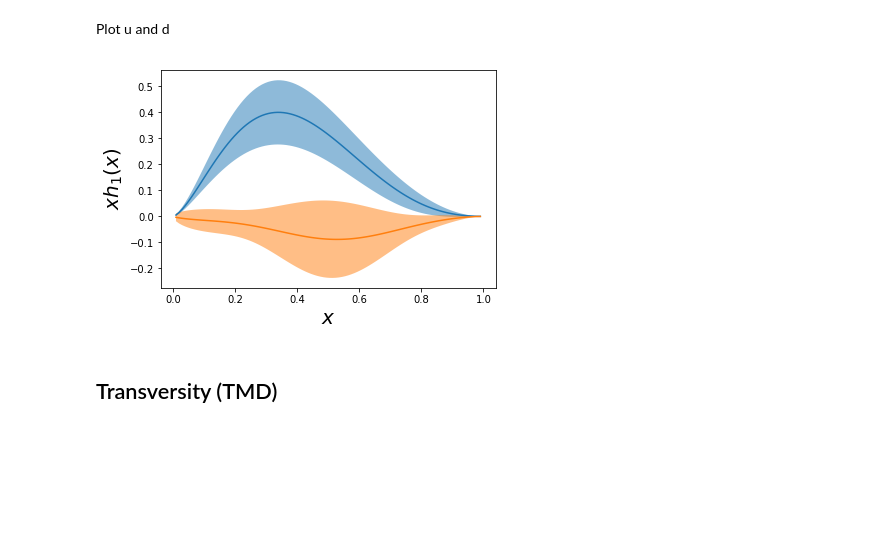
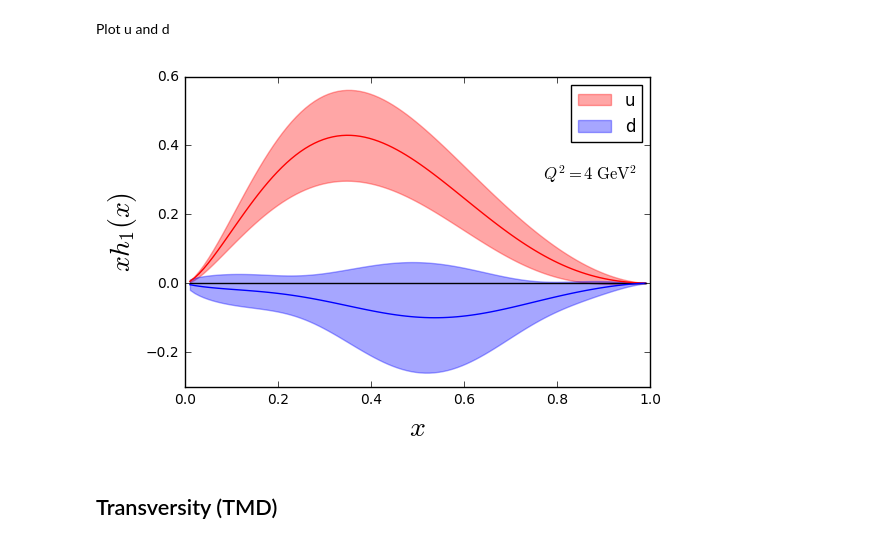
Before and after one commit to QCDHUB/jam3dlib, a Jupyter notebook: example.ipynb, the cells around one changed output. Saved outputs shown, nothing was run; the diff lists cells and outputs as text; code cells hidden in the pictures; blank space fills up the shorter version.

```diff
--- a/example.ipynb
+++ b/example.ipynb
@@ -43,7 +43,7 @@ tmd.nrep
 Generate the data
 # %%
 X=np.linspace(0.01,0.99,100)
-Q2=10.0
+Q2=4.0
 kT=0.0
 nrep=50  #--let's use a subset of the replicas
 tran=np.array([[tmd.eval(x,Q2,kT,'p','transversity',irep,icol=True) for x in X] for irep in range(nrep)])
@@ -67,18 +67,24 @@ d  = np.mean(d_rep,axis=0)
 dd = np.std(d_rep,axis=0)
 # %%
 ax=py.subplot(111)
-ax.fill_between(X,X*(u-du),X*(u+du),alpha=0.5)
-ax.fill_between(X,X*(d-dd),X*(d+dd),alpha=0.5)
+ax.fill_between(X,X*(u-du),X*(u+du),color="r",alpha=0.35,label='u')
+ax.fill_between(X,X*(d-dd),X*(d+dd),color="b",alpha=0.35,label='d')
 
-ax.plot(X,X*u)
-ax.plot(X,X*d)
+ax.plot(X,X*0,color="k")
+
+ax.plot(X,X*u,color="r")
+ax.plot(X,X*d,color="b")
+
+ax.legend()
 
 ax.set_ylabel(r'$xh_1(x)$',size=20)
 ax.set_xlabel(r'$x$',size=20)
+ax.text(0.77,0.3,r'$Q^2=4\; {\rm GeV}^2$',fontsize=12)
+
 
 py.show()
 # %% [output]
-[figure, old version]
+[figure, new version]
 # %% [markdown]
 ## Transversity (TMD)
 # %% [markdown]
```
Also changed, not shown: parts of 10 cells of this notebook.
